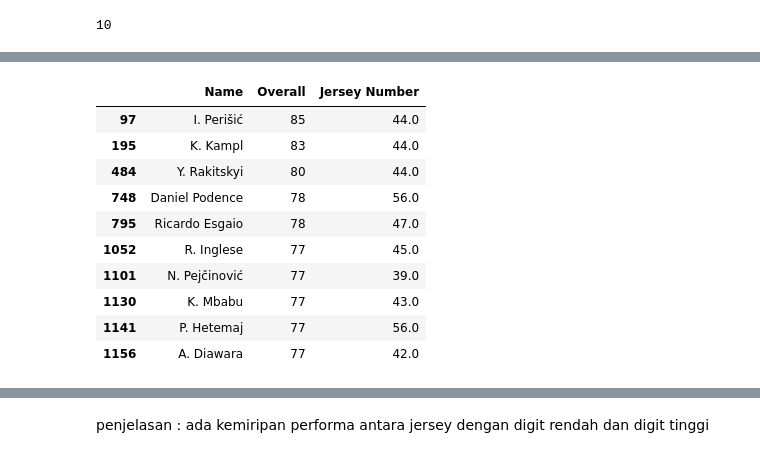
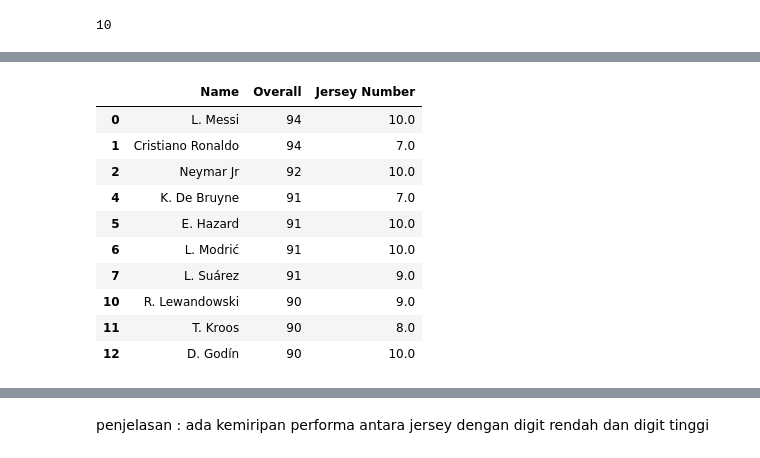
Before and after one commit to achmadwildan1888/Project-akhir-Data-analysis-and-machine-learning-model, a Jupyter notebook: machine learning model(K means)-checkpoint.ipynb, the cells around one changed output, grey strips where cells are left out. Drawn from its saved outputs; the diff is of its cells as text; code cells hidden in the pictures.

```diff
--- a/machine learning model(K means)-checkpoint.ipynb
+++ b/machine learning model(K means)-checkpoint.ipynb
@@ -214,17 +214,17 @@ plt.grid(True)
 # %%
-cluster7[['Name','Overall','Jersey Number']].head(10)
+cluster5[['Name','Overall','Jersey Number']].head(10)
 # %% [output]
 |  | Name | Overall | Jersey Number |
-| 97 | I. Perišić | 85 | 44.0 |
-| 195 | K. Kampl | 83 | 44.0 |
-| 484 | Y. Rakitskyi | 80 | 44.0 |
-| 748 | Daniel Podence | 78 | 56.0 |
-| 795 | Ricardo Esgaio | 78 | 47.0 |
-| 1052 | R. Inglese | 77 | 45.0 |
-| 1101 | N. Pejčinović | 77 | 39.0 |
-| 1130 | K. Mbabu | 77 | 43.0 |
-| 1141 | P. Hetemaj | 77 | 56.0 |
-| 1156 | A. Diawara | 77 | 42.0 |
+| 0 | L. Messi | 94 | 10.0 |
+| 1 | Cristiano Ronaldo | 94 | 7.0 |
+| 2 | Neymar Jr | 92 | 10.0 |
+| 4 | K. De Bruyne | 91 | 7.0 |
+| 5 | E. Hazard | 91 | 10.0 |
+| 6 | L. Modrić | 91 | 10.0 |
+| 7 | L. Suárez | 91 | 9.0 |
+| 10 | R. Lewandowski | 90 | 9.0 |
+| 11 | T. Kroos | 90 | 8.0 |
+| 12 | D. Godín | 90 | 10.0 |
 # %%
 cluster6[['Name','Overall','Jersey Number']].head(10)
 # %% [output]
```
Also changed, not shown: parts of 16 cells of this notebook, 1 other file.
